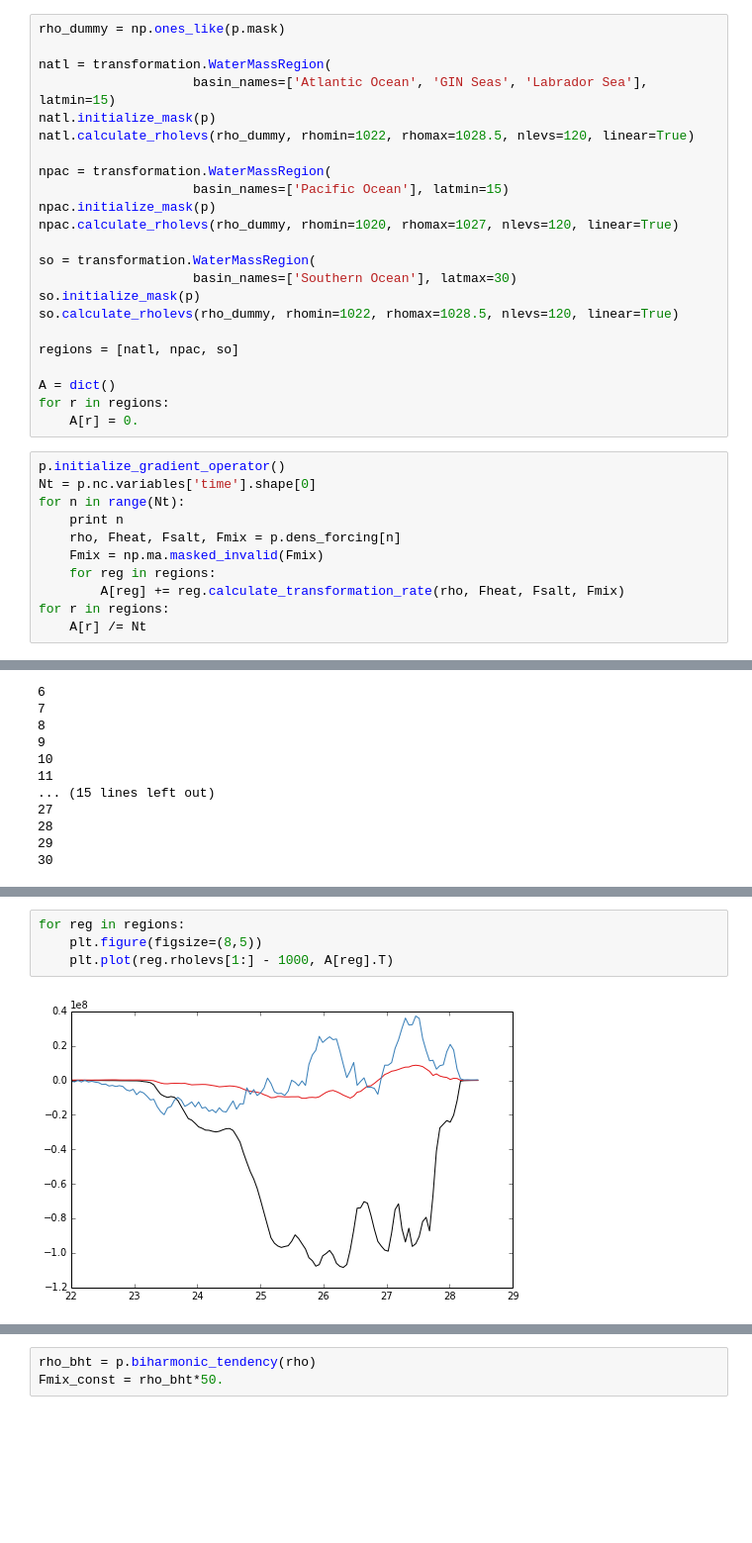
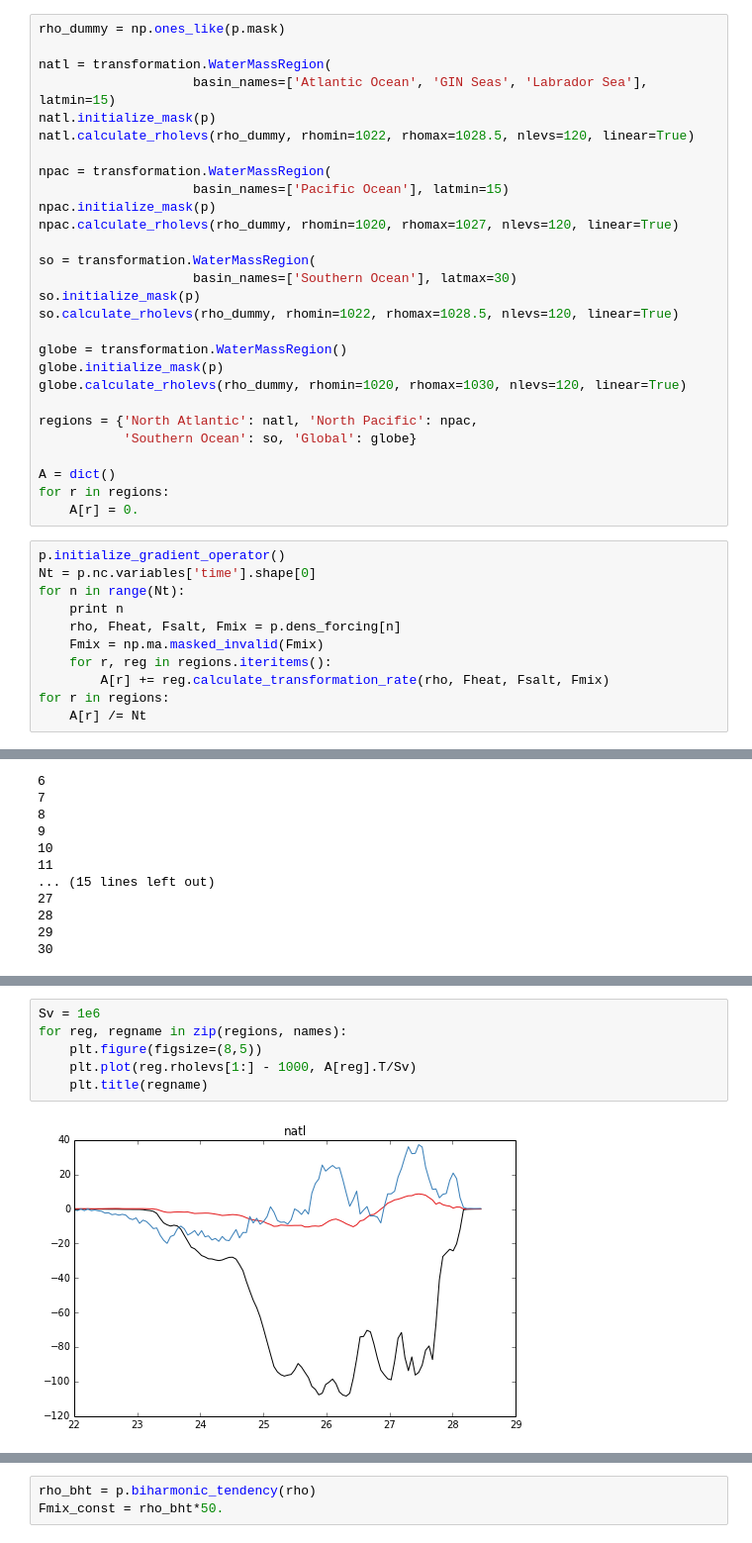
Before and after one commit to rabernat/pop_water_mass, a Jupyter notebook: notebooks/transformation_snapshot.ipynb, the cells around one changed output, grey strips where cells are left out. Shown at 99% size. Drawn from its saved outputs; the diff is of its cells as text; blank space fills up the shorter version.

```diff
--- a/notebooks/transformation_snapshot.ipynb
+++ b/notebooks/transformation_snapshot.ipynb
@@ -31,7 +33,12 @@ so = transformation.WaterMassRegion(
 so.initialize_mask(p)
 so.calculate_rholevs(rho_dummy, rhomin=1022, rhomax=1028.5, nlevs=120, linear=True)
 
-regions = [natl, npac, so]
+globe = transformation.WaterMassRegion()
+globe.initialize_mask(p)
+globe.calculate_rholevs(rho_dummy, rhomin=1020, rhomax=1030, nlevs=120, linear=True)
+
+regions = {'North Atlantic': natl, 'North Pacific': npac,
+           'Southern Ocean': so, 'Global': globe}
 
 A = dict()
 for r in regions:
@@ -43,8 +50,8 @@ for n in range(Nt):
     print n
     rho, Fheat, Fsalt, Fmix = p.dens_forcing[n]
     Fmix = np.ma.masked_invalid(Fmix)
-    for reg in regions:
-        A[reg] += reg.calculate_transformation_rate(rho, Fheat, Fsalt, Fmix)
+    for r, reg in regions.iteritems():
+        A[r] += reg.calculate_transformation_rate(rho, Fheat, Fsalt, Fmix)
 for r in regions:
     A[r] /= Nt
 # %% [output]
@@ -82,6 +84,8 @@ for F in (Fheat, Fsalt, Fmix):
 # %%
-for reg in regions:
+Sv = 1e6
+for reg, regname in zip(regions, names):
     plt.figure(figsize=(8,5))
-    plt.plot(reg.rholevs[1:] - 1000, A[reg].T)
+    plt.plot(reg.rholevs[1:] - 1000, A[reg].T/Sv)
+    plt.title(regname)
 # %% [output]
-[figure, old version]
+[figure, new version]
```
Also changed, not shown: parts of 25 cells of this notebook, 6 other files.
